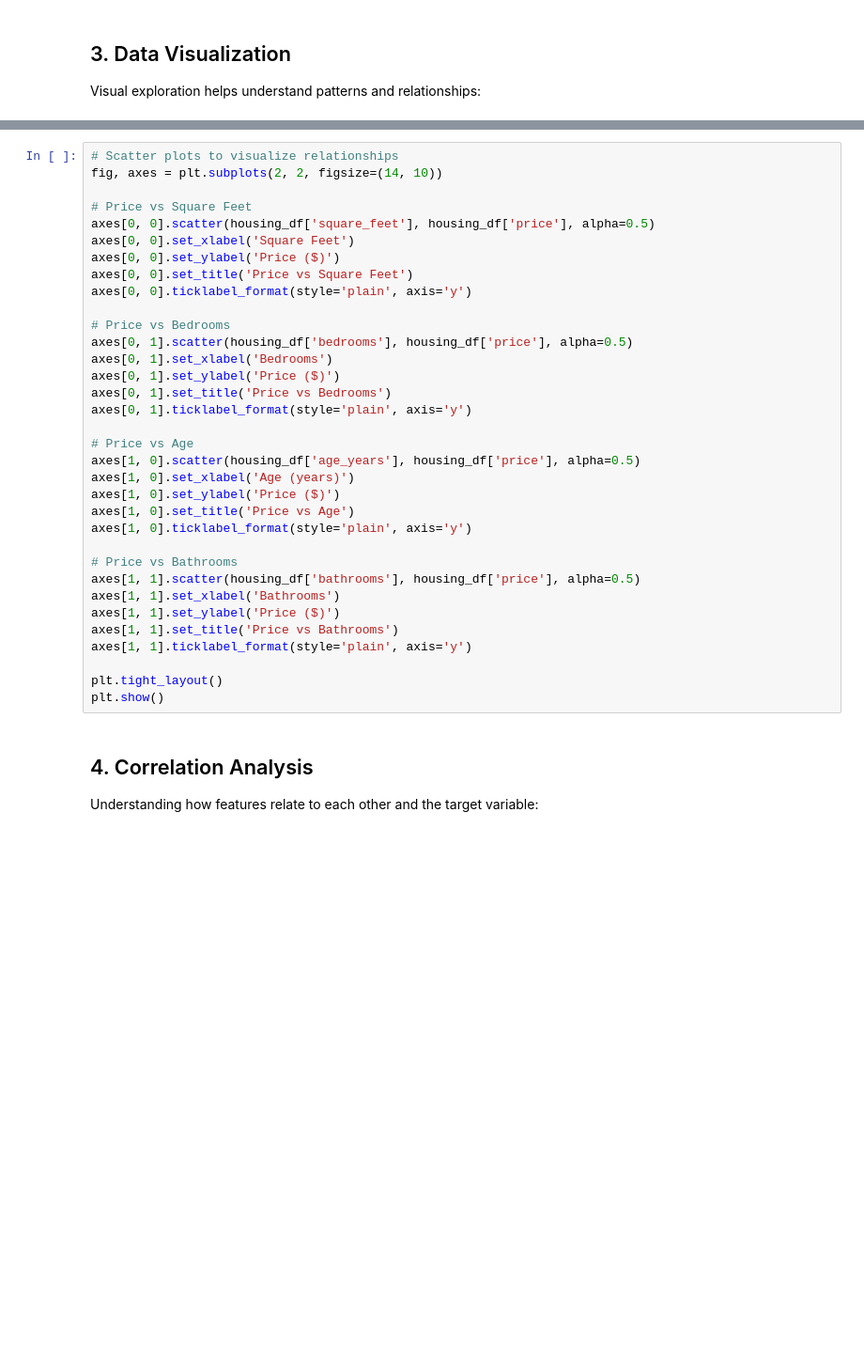
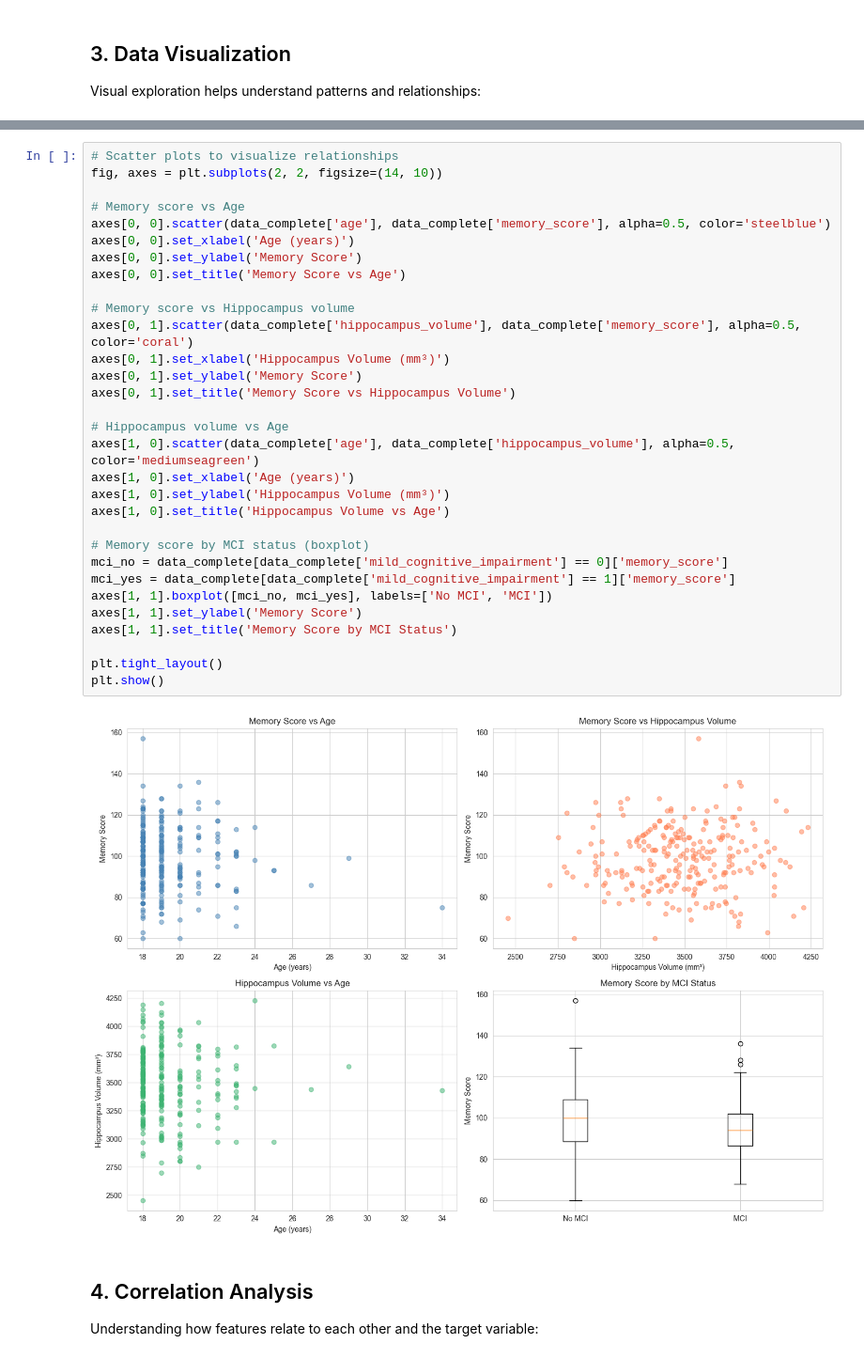
Before and after one commit to hassanabdulr/python_workshop, a Jupyter notebook: notebooks/05_analysis_and_modeling.ipynb, the cells around one changed output, grey strips where cells are left out. Shown: that part at 94% size. Drawn from its saved outputs; the diff is of its cells as text; blank space fills up the shorter version.

```diff
--- a/notebooks/05_analysis_and_modeling.ipynb
+++ b/notebooks/05_analysis_and_modeling.ipynb
@@ -118,37 +175,36 @@ plt.show()
 # %%
 # Scatter plots to visualize relationships
 fig, axes = plt.subplots(2, 2, figsize=(14, 10))
 
-# Price vs Square Feet
-axes[0, 0].scatter(housing_df['square_feet'], housing_df['price'], alpha=0.5)
-axes[0, 0].set_xlabel('Square Feet')
-axes[0, 0].set_ylabel('Price ($)')
-axes[0, 0].set_title('Price vs Square Feet')
-axes[0, 0].ticklabel_format(style='plain', axis='y')
+# Memory score vs Age
+axes[0, 0].scatter(data_complete['age'], data_complete['memory_score'], alpha=0.5, color='steelblue')
+axes[0, 0].set_xlabel('Age (years)')
+axes[0, 0].set_ylabel('Memory Score')
+axes[0, 0].set_title('Memory Score vs Age')
 
-# Price vs Bedrooms
-axes[0, 1].scatter(housing_df['bedrooms'], housing_df['price'], alpha=0.5)
-axes[0, 1].set_xlabel('Bedrooms')
-axes[0, 1].set_ylabel('Price ($)')
-axes[0, 1].set_title('Price vs Bedrooms')
-axes[0, 1].ticklabel_format(style='plain', axis='y')
+# Memory score vs Hippocampus volume
+axes[0, 1].scatter(data_complete['hippocampus_volume'], data_complete['memory_score'], alpha=0.5, color='coral')
+axes[0, 1].set_xlabel('Hippocampus Volume (mm³)')
+axes[0, 1].set_ylabel('Memory Score')
+axes[0, 1].set_title('Memory Score vs Hippocampus Volume')
 
-# Price vs Age
-axes[1, 0].scatter(housing_df['age_years'], housing_df['price'], alpha=0.5)
+# Hippocampus volume vs Age
+axes[1, 0].scatter(data_complete['age'], data_complete['hippocampus_volume'], alpha=0.5, color='mediumseagreen')
 axes[1, 0].set_xlabel('Age (years)')
-axes[1, 0].set_ylabel('Price ($)')
-axes[1, 0].set_title('Price vs Age')
-axes[1, 0].ticklabel_format(style='plain', axis='y')
+axes[1, 0].set_ylabel('Hippocampus Volume (mm³)')
+axes[1, 0].set_title('Hippocampus Volume vs Age')
 
-# Price vs Bathrooms
-axes[1, 1].scatter(housing_df['bathrooms'], housing_df['price'], alpha=0.5)
-axes[1, 1].set_xlabel('Bathrooms')
-axes[1, 1].set_ylabel('Price ($)')
-axes[1, 1].set_title('Price vs Bathrooms')
-axes[1, 1].ticklabel_format(style='plain', axis='y')
+# Memory score by MCI status (boxplot)
+mci_no = data_complete[data_complete['mild_cognitive_impairment'] == 0]['memory_score']
+mci_yes = data_complete[data_complete['mild_cognitive_impairment'] == 1]['memory_score']
+axes[1, 1].boxplot([mci_no, mci_yes], labels=['No MCI', 'MCI'])
+axes[1, 1].set_ylabel('Memory Score')
+axes[1, 1].set_title('Memory Score by MCI Status')
 
 plt.tight_layout()
 plt.show()
+# %% [output]
+[figure, added]
 # %% [markdown]
 ## 4. Correlation Analysis
 
```
Also changed, not shown: parts of 21 cells of this notebook, 1 other file.
